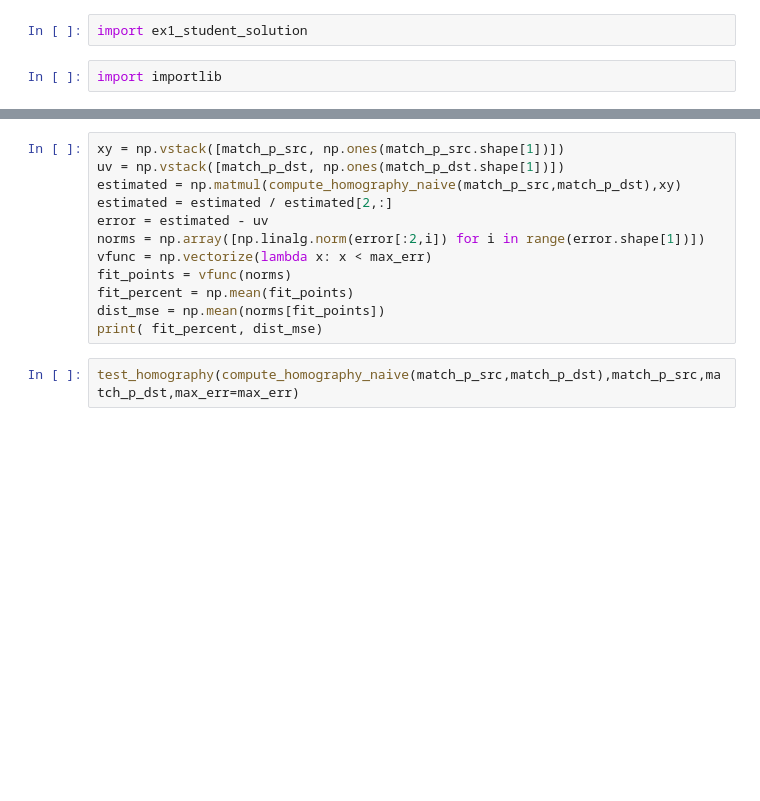
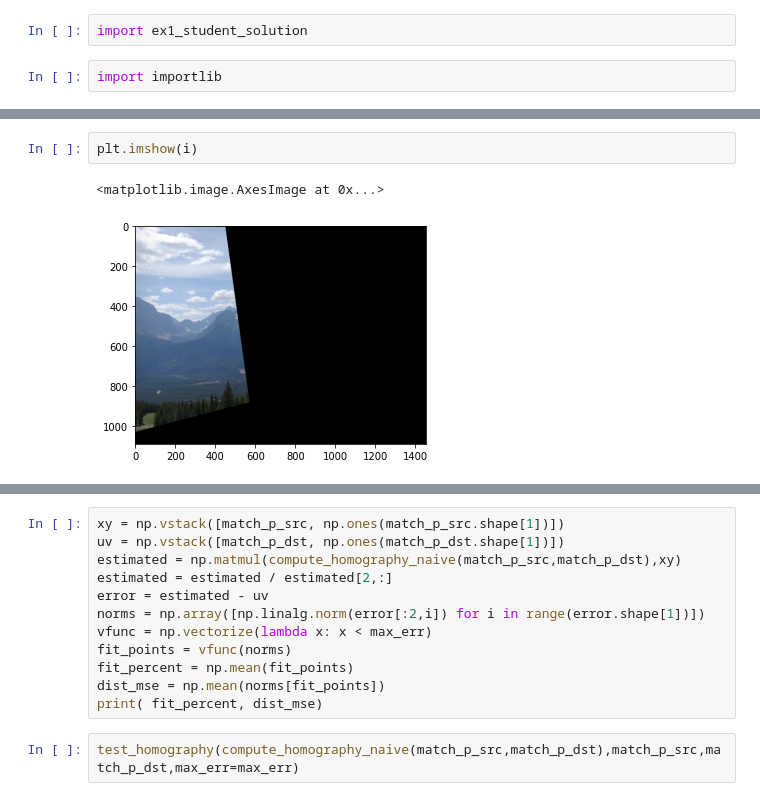
Before and after one commit to Dannynis/cv_ex1, a Jupyter notebook: assignment1_materials/trying.ipynb, the cells around one changed output, grey strips where cells are left out. Saved outputs shown, nothing was run; the diff lists cells and outputs as text; blank space fills up the shorter version.

```diff
--- a/assignment1_materials/trying.ipynb
+++ b/assignment1_materials/trying.ipynb
@@ -777,0 +790,5 @@ NameError: name 'dst_image' is not defined
+# %%
+plt.imshow(i)
+# %% [output]
+<matplotlib.image.AxesImage at 0x...>
+[figure, added]
```
Also changed, not shown: parts of 22 cells of this notebook, 2 other files.
